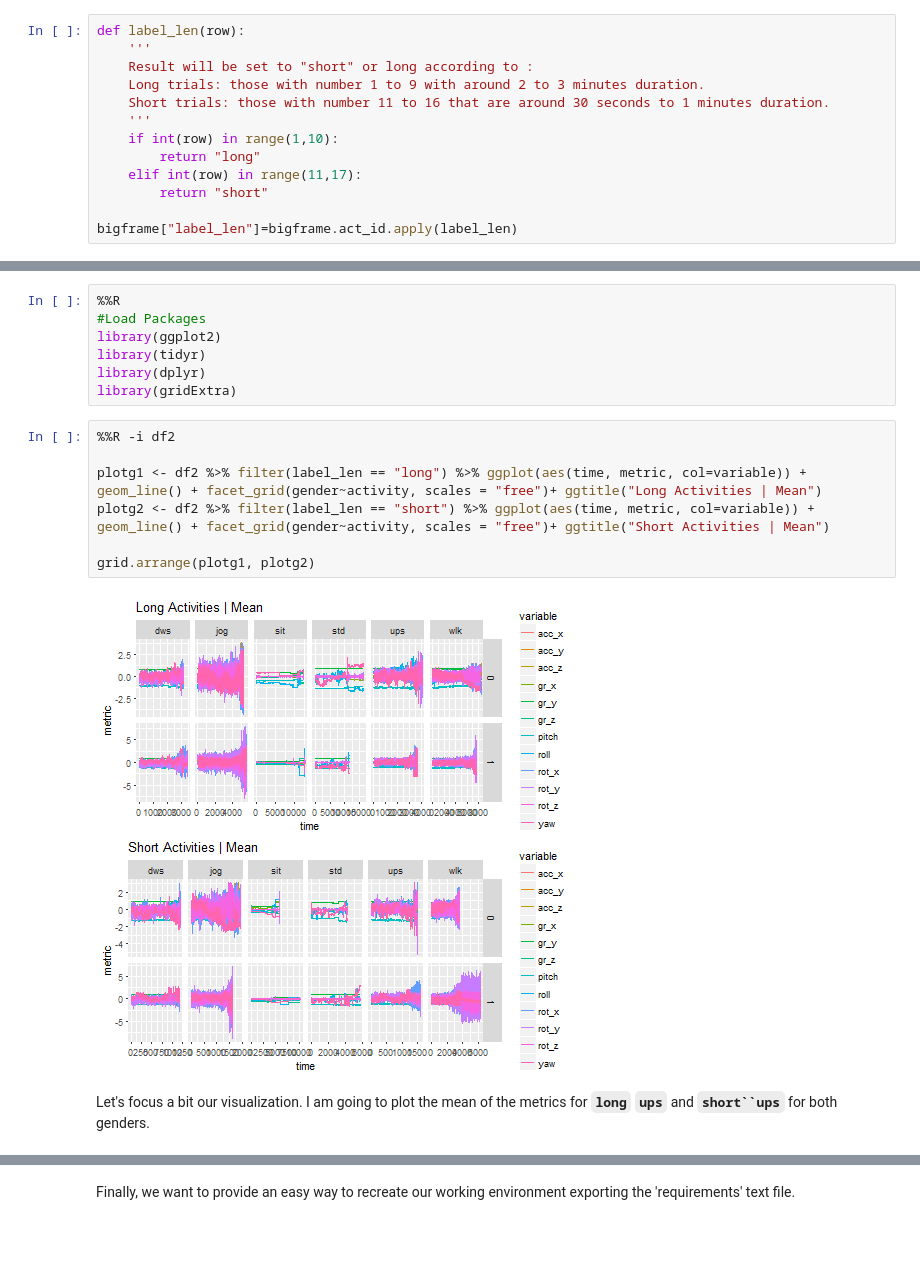
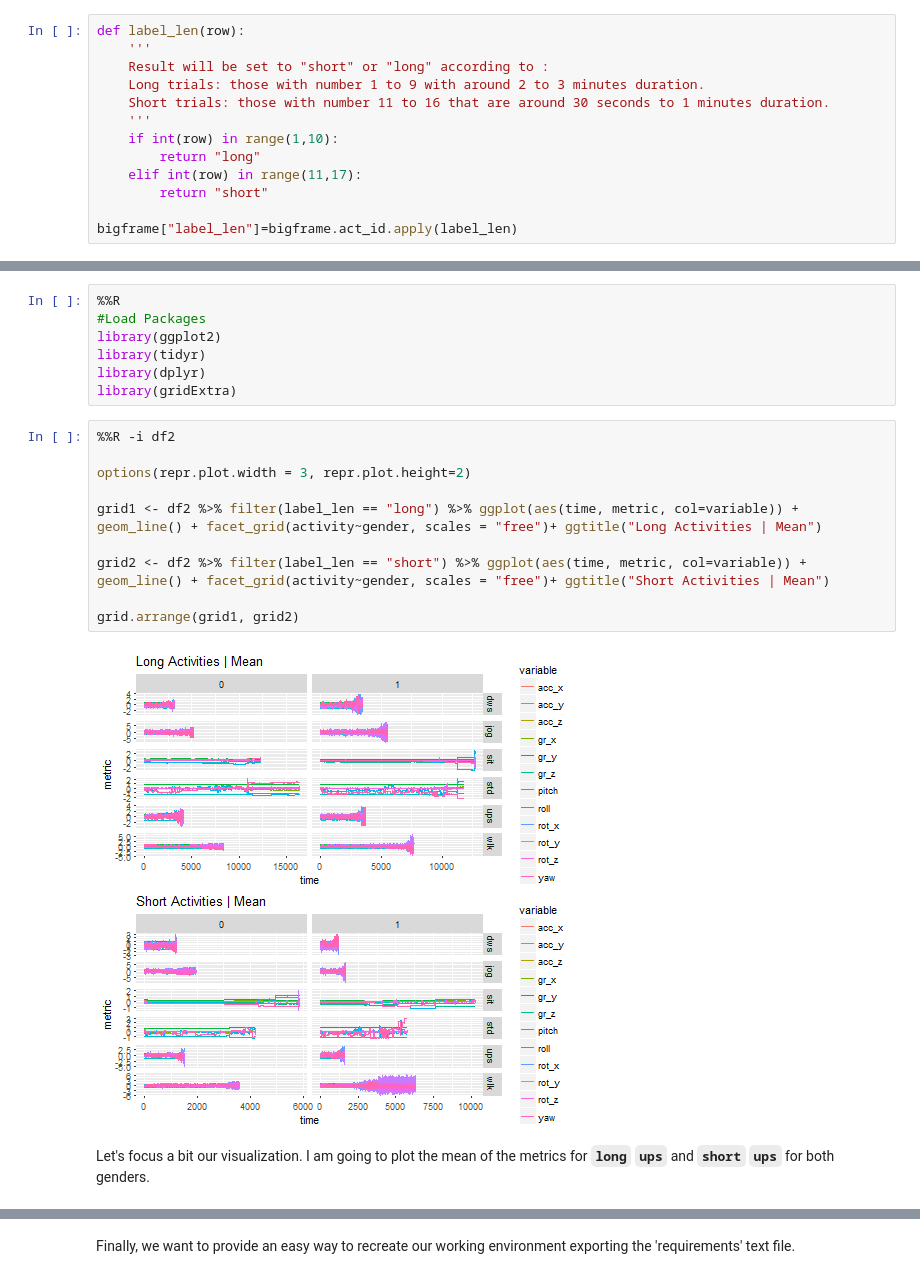
Before and after one commit to raquelredo/Projects, a Jupyter notebook: Machine Learning/Mobile_ts/mobile_ts.ipynb, the cells around one changed output, grey strips where cells are left out. Cells and saved outputs as stored; diff of their text form; blank space fills up the shorter version.

Commit message:
corrected plots labels
to Long

```diff
--- a/Machine Learning/Mobile_ts/mobile_ts.ipynb
+++ b/Machine Learning/Mobile_ts/mobile_ts.ipynb
@@ -140,7 +136,7 @@ bigframe.columns = ["time", "roll", "pitch", "yaw",
 # %%
 def label_len(row):
     '''
-    Result will be set to "short" or long according to :
+    Result will be set to "short" or "long" according to :
     Long trials: those with number 1 to 9 with around 2 to 3 minutes duration.
     Short trials: those with number 11 to 16 that are around 30 seconds to 1 minutes duration.
     '''
@@ -374,13 +383,18 @@ library(gridExtra)
 # %%
 %%R -i df2
 
-plotg1 <- df2 %>% filter(label_len == "long") %>% ggplot(aes(time, metric, col=variable)) + geom_line() + facet_grid(gender~activity, scales = "free")+ ggtitle("Long Activities | Mean")
-plotg2 <- df2 %>% filter(label_len == "short") %>% ggplot(aes(time, metric, col=variable)) + geom_line() + facet_grid(gender~activity, scales = "free")+ ggtitle("Short Activities | Mean")
+options(repr.plot.width = 3, repr.plot.height=2)
 
-grid.arrange(plotg1, plotg2)
+grid1 <- df2 %>% filter(label_len == "long") %>% ggplot(aes(time, metric, col=variable)) +
+geom_line() + facet_grid(activity~gender, scales = "free")+ ggtitle("Long Activities | Mean")
+
+grid2 <- df2 %>% filter(label_len == "short") %>% ggplot(aes(time, metric, col=variable)) +
+geom_line() + facet_grid(activity~gender, scales = "free")+ ggtitle("Short Activities | Mean")
+
+grid.arrange(grid1, grid2)
 # %% [output]
-[figure, old version]
+[figure, new version]
 # %% [markdown]
-Let's focus a bit our visualization. I am going to plot the mean of the metrics for **`long` `ups`** and **`short``ups`** for both genders.
+Let's focus a bit our visualization. I am going to plot the mean of the metrics for **`long`** **`ups`** and **`short`** **`ups`** for both genders.
 # %%
 %%R
```
Also changed, not shown: parts of 15 cells of this notebook, 8 other files.
